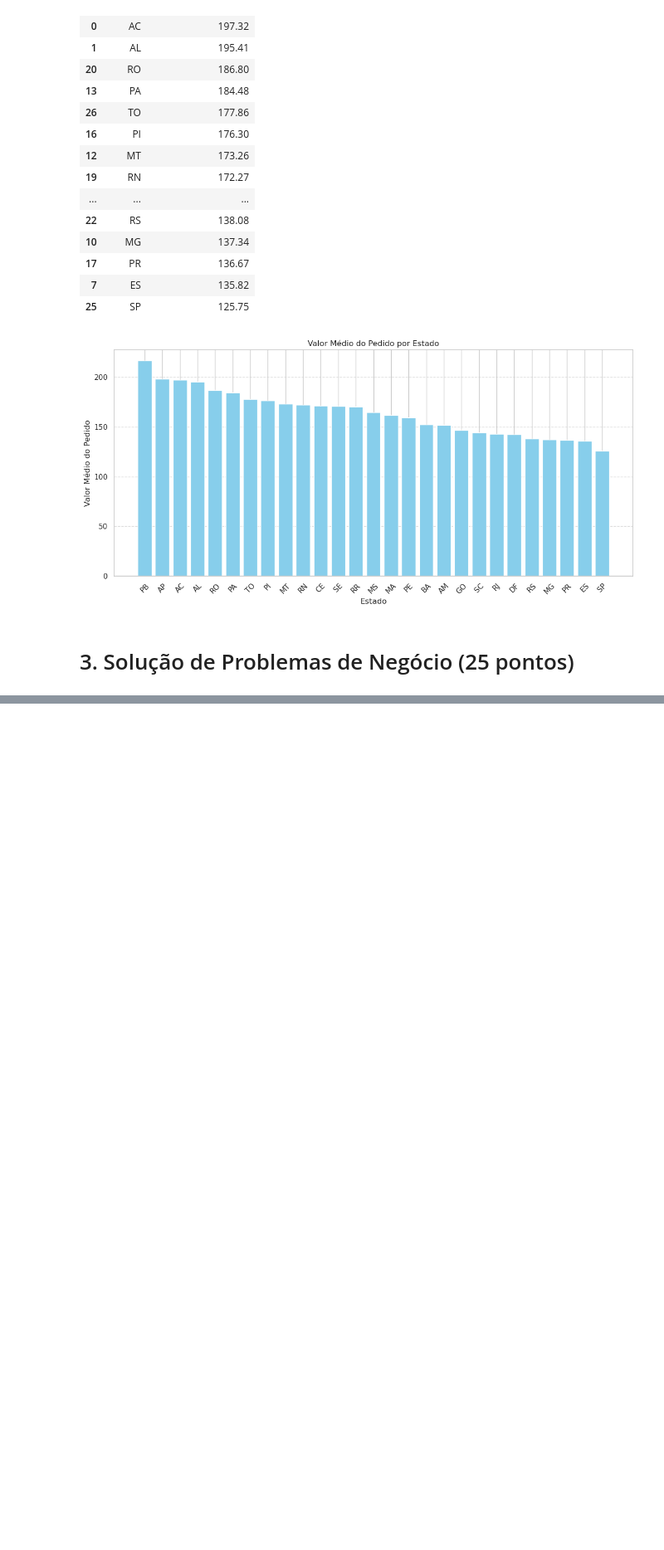
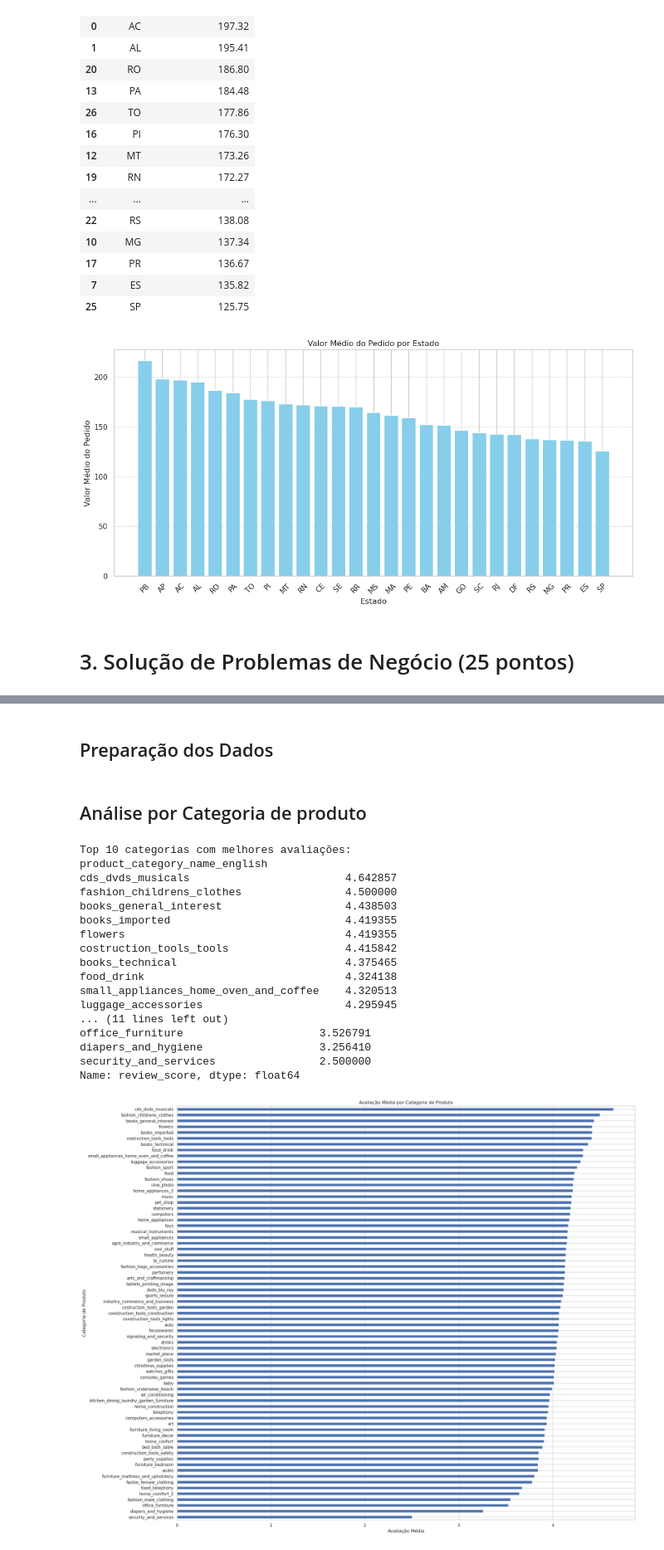
Before and after one commit to zVitor-Emanuel/Olist_Data_Analysis, a Jupyter notebook: case.ipynb, the cells around one changed output, grey strips where cells are left out. Shown at 83% size. Drawn from its saved outputs; the diff is of its cells as text; code cells hidden in the pictures; blank space fills up the shorter version.

```diff
--- a/case.ipynb
+++ b/case.ipynb
@@ -1487,0 +1854,65 @@ Taxa de clientes recorrentes: 0.00%
+# %% [markdown]
+## Preparação dos Dados
+# %%
+produtos = dataframes['olist_products_dataset']
+nome_prod = dataframes['product_category_name_translation']
+vendedor = dataframes['olist_sellers_dataset']
+# %%
+# Vou fazer um merge dos dados novamente, utilizando os dataset anteriomente definidos
+df4 = pd.merge(reviews, ped, on='order_id', how='left')
+df4 = pd.merge(df4, pagamentos, on='order_id', how='left')
+df4 = pd.merge(df4, items, on='order_id', how='left')
+df4 = pd.merge(df4, produtos, on='product_id', how='left')
+df4 = pd.merge(df4, nome_prod, on='product_category_name', how='left')
+df4 = pd.merge(df4, vendedor, on='seller_id', how='left')
+# %%
+# Criacao de colunas para tempos de entrega
+df4['tempo_entrega'] = (df4['order_delivered_customer_date'] - df4['order_purchase_timestamp']).dt.days
+df4['estimativa_entrega'] = (df4['order_estimated_delivery_date'] - df4['order_purchase_timestamp']).dt.days
+df4['atraso_entrega'] = df4['tempo_entrega'] - df4['estimativa_entrega']
+# %%
+# VAlor total preco e frete
+df4['valor_total_pedido'] = df4['price'] + df4['freight_value']
+# %% [markdown]
+## Análise por Categoria de produto
+# %%
+# Avaliação média por categoria de produto (em inglês)
+review_categoria = df4.groupby('product_category_name_english')['review_score'].mean().sort_values(ascending=False)
+
+# Top 10 melhores categorias
+print("Top 10 categorias com melhores avaliações:")
+print(review_categoria.head(10))
+
+# Top 10 piores categorias
+print("\nTop 10 categorias com piores avaliações:")
+print(review_categoria.tail(10))
+
+# Visualização
+import matplotlib.pyplot as plt
+import seaborn as sns
+
+plt.figure(figsize=(22, 20))
+review_categoria.sort_values().plot(kind='barh')
+plt.title('Avaliação Média por Categoria de Produto')
+plt.xlabel('Avaliação Média')
+plt.ylabel('Categoria de Produto')
+plt.show()
+# %% [output]
+Top 10 categorias com melhores avaliações:
+product_category_name_english
+cds_dvds_musicals                        4.642857
+fashion_childrens_clothes                4.500000
+books_general_interest                   4.438503
+books_imported                           4.419355
+flowers                                  4.419355
+costruction_tools_tools                  4.415842
+books_technical                          4.375465
+food_drink                               4.324138
+small_appliances_home_oven_and_coffee    4.320513
+luggage_accessories                      4.295945
+... (11 lines left out)
+office_furniture                     3.526791
+diapers_and_hygiene                  3.256410
+security_and_services                2.500000
+Name: review_score, dtype: float64
+[figure, added]
```
Also changed, not shown: parts of 79 cells of this notebook, 1 other file.
